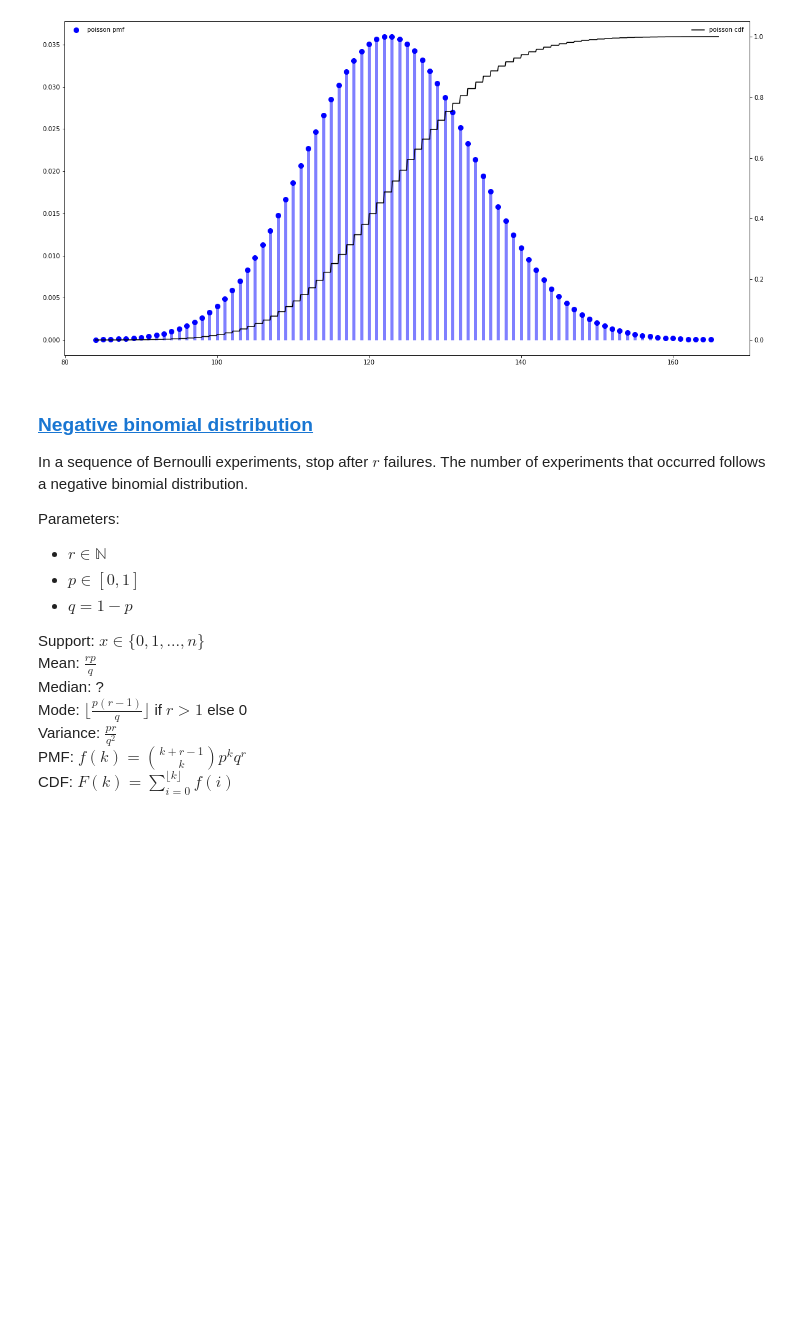
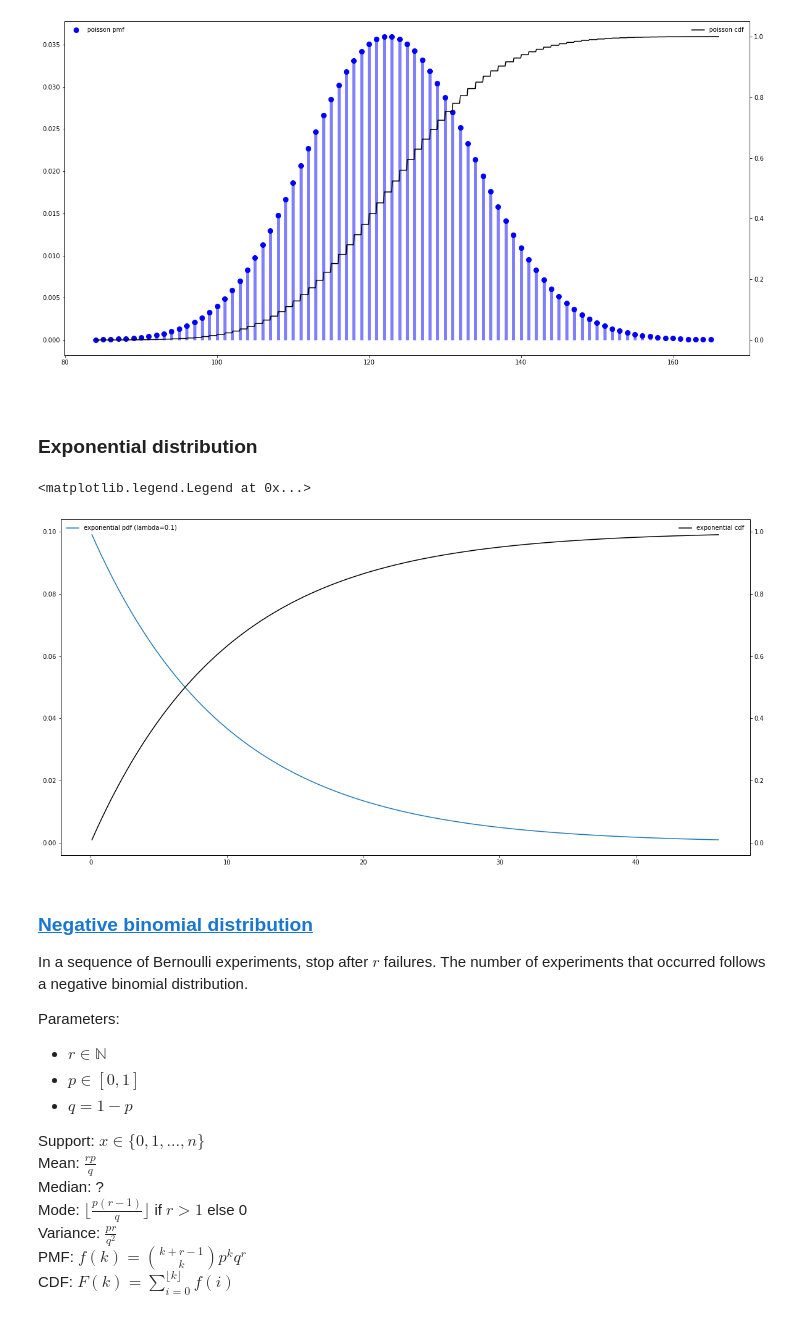
Before and after one commit to jackmuskopf/stats-examples, a Jupyter notebook: probability/distributions.ipynb, the cells around one changed output. Cells and saved outputs as stored; diff of their text form; code cells hidden in the pictures; blank space fills up the shorter version.

```diff
--- a/probability/distributions.ipynb
+++ b/probability/distributions.ipynb
@@ -323,3 +345,7 @@ ax2.legend(loc='upper right', frameon=False)
 plt.show()
 # %% [output]
 [figure]
+# %% [markdown]
+<br>
+
+### Exponential distribution
@@ -326,3 +354,24 @@ plt.show()
+# %%
+fig, ax = plt.subplots(1, 1)
+ax2 = ax.twinx()  # instantiate a second axes that shares the same x-axis
+
+for lam in { 0.1,}:
+
+    rv = expon(scale=1/lam)
+
+    xs, xe = (rv.ppf(0.01),
+                rv.ppf(0.99))
+    x = np.linspace(xs, xe, 1000)
+    xcdf = np.linspace(xs, xe, 1000)
+
+    ax.plot(x, rv.pdf(x), ms=8, label=f'exponential pdf (lambda={lam})')
+    ax2.plot(xcdf, rv.cdf(xcdf), 'k-', label='exponential cdf')
+
+ax.legend(loc='upper left', frameon=False)
+ax2.legend(loc='upper right', frameon=False)
+# %% [output]
+<matplotlib.legend.Legend at 0x...>
+[figure, added]
 # %% [markdown]
 ### [Negative binomial distribution](https://en.wikipedia.org/wiki/Negative_binomial_distribution)
 
```
Also changed, not shown: parts of 4 cells of this notebook, 6 other files.
